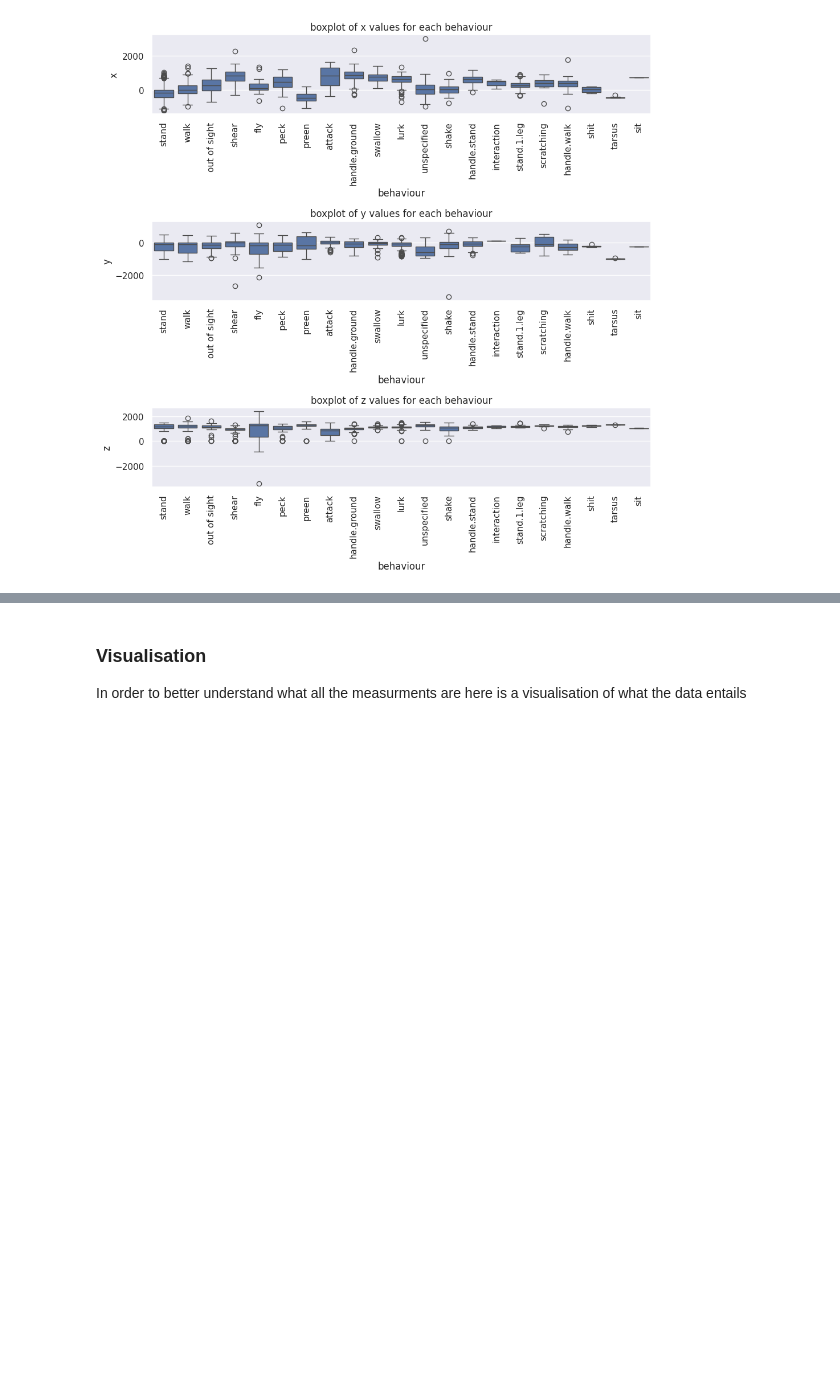
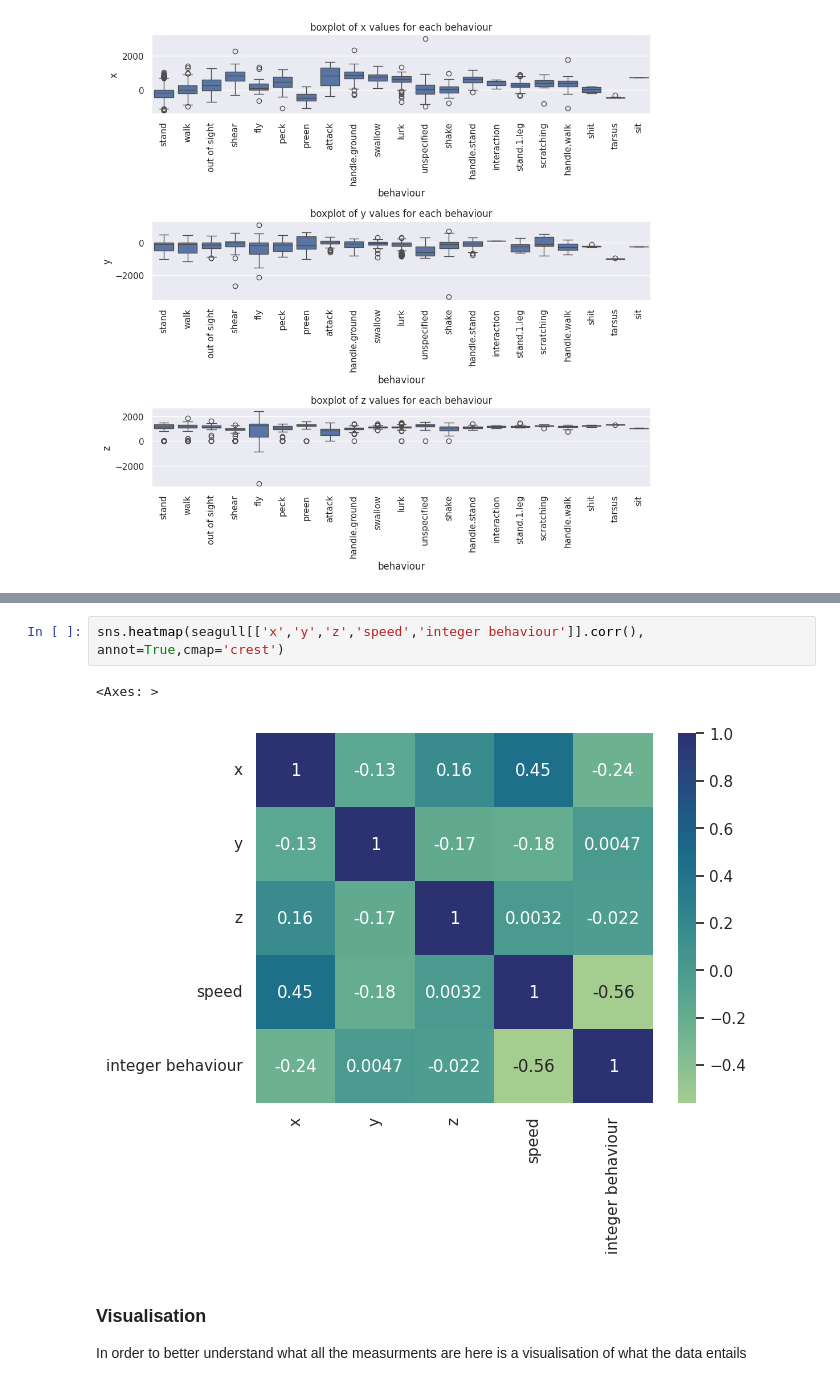
Before and after one commit to SebastiaanProjects/EDA, a Jupyter notebook: Exploratory Data Analysis.ipynb, the cells around one changed output, grey strips where cells are left out. Saved outputs shown, nothing was run; the diff lists cells and outputs as text; blank space fills up the shorter version.

```diff
--- a/Exploratory Data Analysis copy.ipynb
+++ b/Exploratory Data Analysis.ipynb
@@ -440,3 +492,8 @@ plt.show()
+# %%
+sns.heatmap(seagull[['x','y','z','speed','integer behaviour']].corr(), annot=True,cmap='crest')
+# %% [output]
+<Axes: >
+[figure, added]
 # %% [markdown]
 ### Visualisation
 
```
Also changed, not shown: parts of 6 cells of this notebook.
